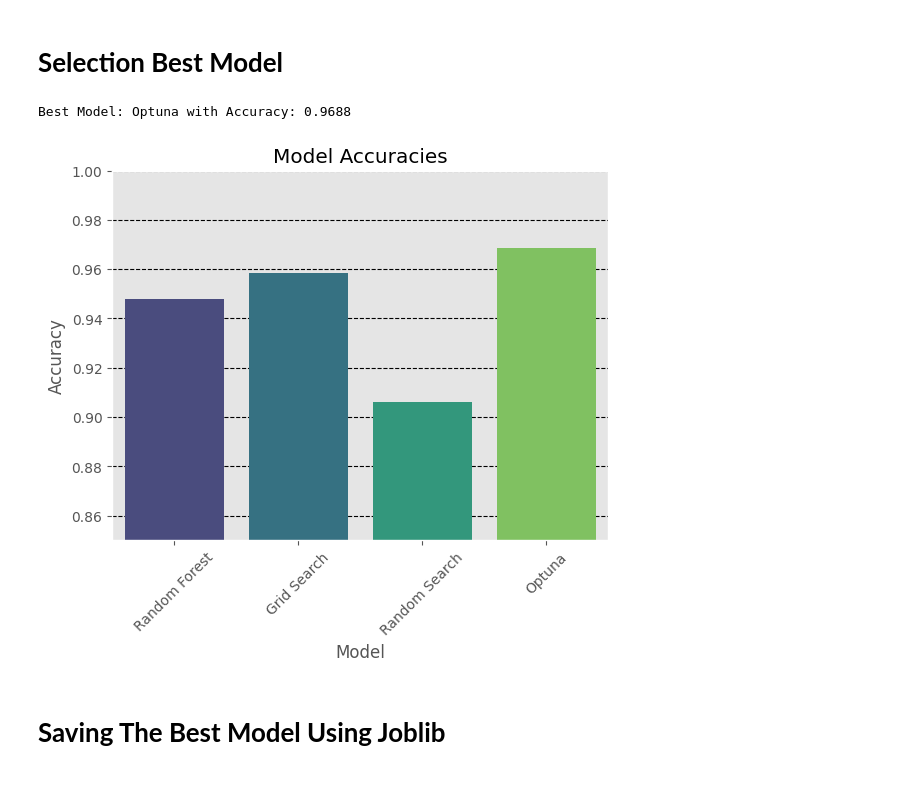
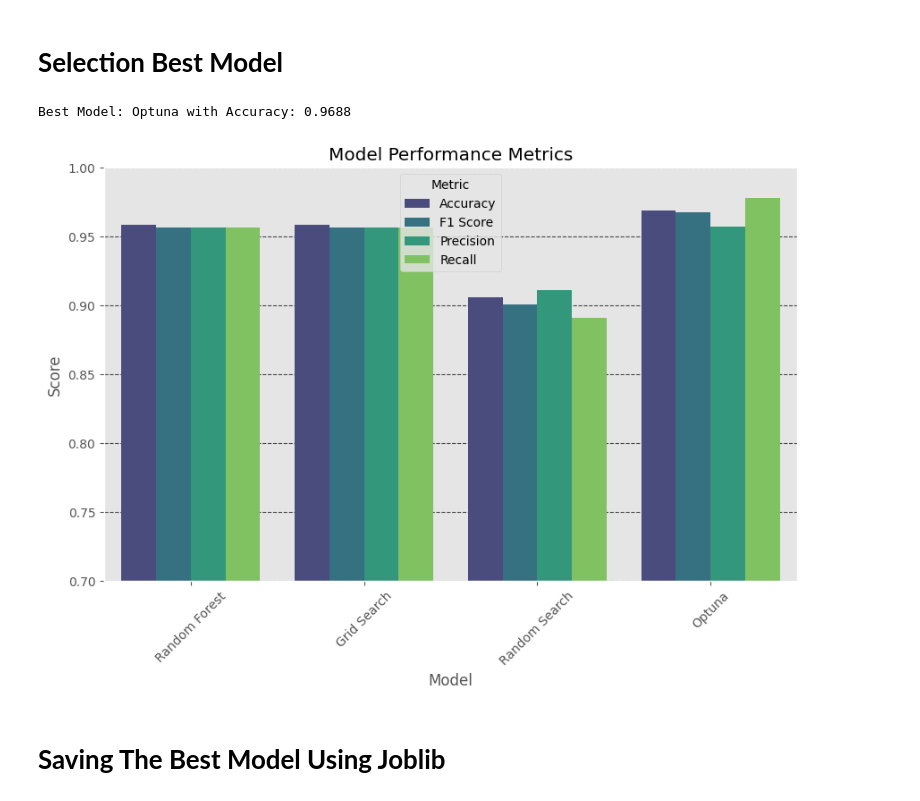
Before and after one commit to aliirshad3098/InternIntelligence_HyperParameterTuningProject, a Jupyter notebook: HyperParameterTuningProject.ipynb, the cells around one changed output. Drawn from its saved outputs; the diff is of its cells as text; code cells hidden in the pictures.

```diff
--- a/HyperParameterTuningProject.ipynb
+++ b/HyperParameterTuningProject.ipynb
@@ -585,13 +678,23 @@ y_pred = optuna_best_model.predict(X_test)
 # %%
+y_pred = optuna_best_model.predict(X_test)
+# Performance Metrices
 optuna_acc = accuracy_score(y_test, y_pred)
+optuna_f1_score=f1_score(y_test, y_pred)
+optuna_recall_score=recall_score(y_test, y_pred)
+optuna_precision_score=precision_score(y_test, y_pred)
 print(f"Accuracy: {optuna_acc:.4f}")
+print(f"F1 Score: {optuna_f1_score:.4f}")
+print(f"Recall Score: {optuna_recall_score:.4f}")
+print(f"Precision Score: {optuna_precision_score:.4f}")
+
+#Confusion Matrix
 print(classification_report(y_test, y_pred))
 cm = confusion_matrix(y_test, y_pred)
 plt.figure(figsize=(5, 4))
 sns.heatmap(cm, annot=True, fmt='d', cmap="coolwarm", xticklabels=["Rejected", "Approved"], yticklabels=["Rejected", "Approved"])
 plt.xlabel("Predicted")
 plt.ylabel("Actual")
-plt.title("Confusion Matrix of Random Search")
+plt.title("Confusion Matrix of Optuna")
 plt.show()
 # %% [output]
 Accuracy: 0.9688
@@ -607,35 +713,44 @@ weighted avg       0.97      0.97      0.97        96
 # %% [markdown]
 # **Selection Best Model**
 # %%
-import seaborn as sns
-import matplotlib.pyplot as plt
-import joblib  # For saving the model
-
-# Dictionary of model accuracies
+# Dictionary of model performance metrics (Accuracy, F1-Score, Precision, Recall)
 model_accuracies = {
-    "Random Forest": rf_acc,
-    "Grid Search": gs_acc,
-    "Random Search": rs_acc,
-    "Optuna": optuna_acc
+    "Random Forest": [rf_acc, rf_f1_score, rf_precision_score, rf_recall_score],
+    "Grid Search": [gs_acc, gs_f1_score, gs_precision_score, gs_recall_score],
+    "Random Search": [rs_acc, rs_f1_score, rs_precision_score, rs_recall_score],
+    "Optuna": [optuna_acc, optuna_f1_score, optuna_precision_score, optuna_recall_score]
 }
 
-# Find the best model
-best_model_name = max(model_accuracies, key=model_accuracies.get)
-print(f"Best Model: {best_model_name} with Accuracy: {model_accuracies[best_model_name]:.4f}")
+# Convert dictionary to DataFrame
+metrics_df = pd.DataFrame.from_dict(model_accuracies, orient='index',
+                                    columns=["Accuracy", "F1 Score", "Precision", "Recall"])
+
+# Melt DataFrame for Seaborn
+metrics_df.reset_index(inplace=True)  # Convert model names to a column
+metrics_df = metrics_df.melt(id_vars="index", var_name="Metric", value_name="Score")
+metrics_df.rename(columns={"index": "Model"}, inplace=True)
+
+# Find the best model based on accuracy
+best_model_name = metrics_df[metrics_df["Metric"] == "Accuracy"].sort_values(by="Score", ascending=False).iloc[0]["Model"]
+best_accuracy = metrics_df[metrics_df["Metric"] == "Accuracy"].sort_values(by="Score", ascending=False).iloc[0]["Score"]
+
+print(f"Best Model: {best_model_name} with Accuracy: {best_accuracy:.4f}")
 
 # Bar plot
-sns.barplot(x=list(model_accuracies.keys()), y=list(model_accuracies.values()),hue=model_accuracies.keys(),palette="viridis")
+plt.figure(figsize=(10, 6))
+sns.barplot(data=metrics_df, x="Model", y="Score", hue="Metric", palette="viridis")
+
 plt.xticks(rotation=45)
 plt.xlabel("Model")
-plt.ylabel("Accuracy")
-plt.title("Model Accuracies")
-plt.ylim(0.85, 1)  # Set y-axis limit from 0 to 1 (100% accuracy)
-#Applying grid with style --
-plt.grid(True, linestyle='--', alpha=1,axis='y',color='black')
+plt.ylabel("Score")
+plt.title("Model Performance Metrics")
+plt.ylim(0.7, 1)  # Set y-axis limit from 0.7 to 1 for better visualization
+plt.grid(True, linestyle='--', alpha=0.7, axis='y', color='black')
+
 plt.show()
 # %% [output]
 Best Model: Optuna with Accuracy: 0.9688
-[figure, old version]
+[figure, new version]
 # %% [markdown]
 # **Saving The Best Model Using Joblib**
 # %%
```
Also changed, not shown: parts of 29 cells of this notebook.
